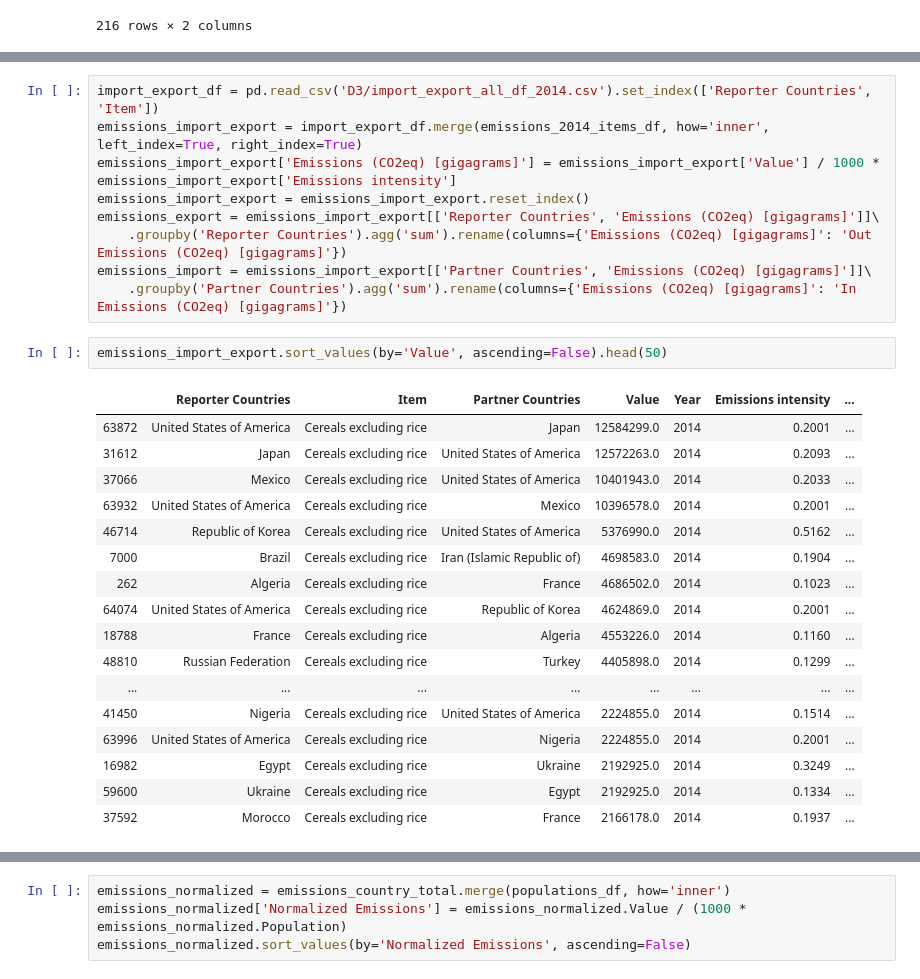
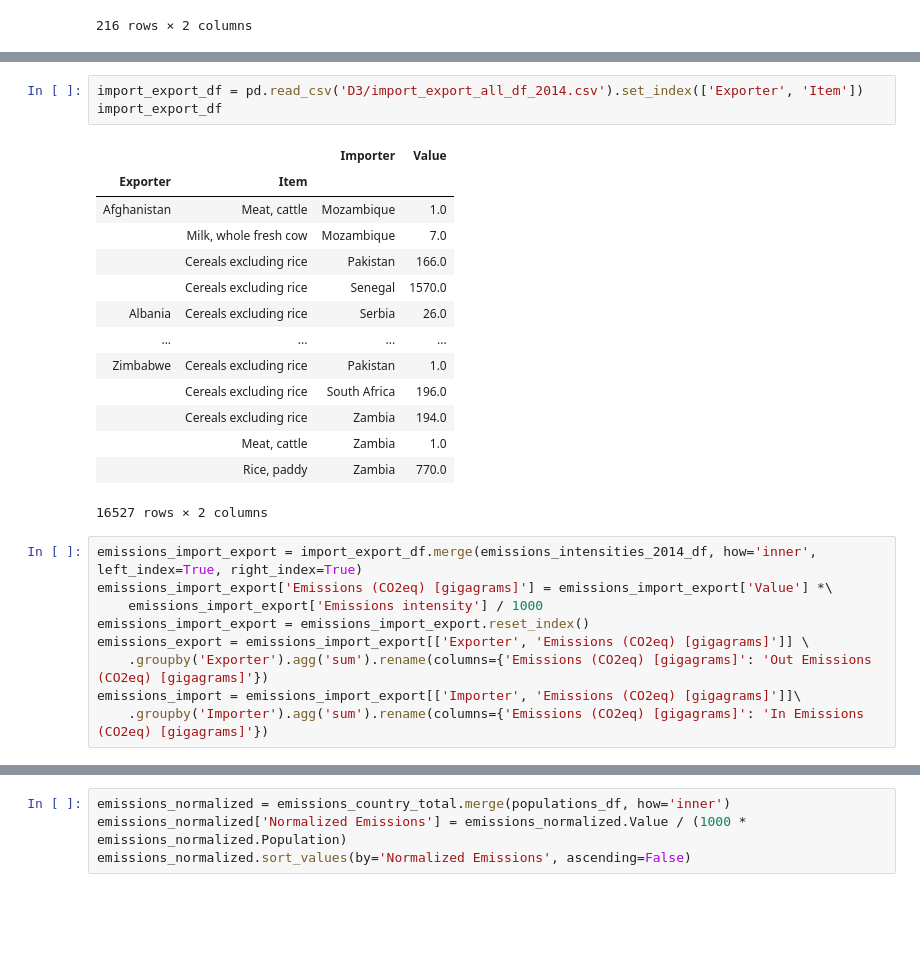
Before and after one commit to tileb1/global-food-statistics, a Jupyter notebook: descriptive_analysis.ipynb, the cells around one changed output, grey strips where cells are left out. Drawn from its saved outputs; the diff is of its cells as text; blank space fills up the shorter version.

```diff
--- a/descriptive_analysis.ipynb
+++ b/descriptive_analysis.ipynb
@@ -125,30 +107,28 @@ trade_df[trade_df.Element == 'Export Quantity'].sort_values(by='Value', ascendin
+# %%
+import_export_df = pd.read_csv('D3/import_export_all_df_2014.csv').set_index(['Exporter', 'Item'])
+import_export_df
+# %% [output]
+|  |  | Importer | Value |
+| Exporter | Item |  |  |
+| Afghanistan | Meat, cattle | Mozambique | 1.0 |
+|  | Milk, whole fresh cow | Mozambique | 7.0 |
+|  | Cereals excluding rice | Pakistan | 166.0 |
+|  | Cereals excluding rice | Senegal | 1570.0 |
+| Albania | Cereals excluding rice | Serbia | 26.0 |
+| ... | ... | ... | ... |
+| Zimbabwe | Cereals excluding rice | Pakistan | 1.0 |
+|  | Cereals excluding rice | South Africa | 196.0 |
+|  | Cereals excluding rice | Zambia | 194.0 |
+|  | Meat, cattle | Zambia | 1.0 |
+|  | Rice, paddy | Zambia | 770.0 |
+16527 rows × 2 columns
 # %%
-import_export_df = pd.read_csv('D3/import_export_all_df_2014.csv').set_index(['Reporter Countries', 'Item'])
-emissions_import_export = import_export_df.merge(emissions_2014_items_df, how='inner', left_index=True, right_index=True)
-emissions_import_export['Emissions (CO2eq) [gigagrams]'] = emissions_import_export['Value'] / 1000 * emissions_import_export['Emissions intensity']
+emissions_import_export = import_export_df.merge(emissions_intensities_2014_df, how='inner', left_index=True, right_index=True)
+emissions_import_export['Emissions (CO2eq) [gigagrams]'] = emissions_import_export['Value'] *\
+    emissions_import_export['Emissions intensity'] / 1000
 emissions_import_export = emissions_import_export.reset_index()
-emissions_export = emissions_import_export[['Reporter Countries', 'Emissions (CO2eq) [gigagrams]']]\
-    .groupby('Reporter Countries').agg('sum').rename(columns={'Emissions (CO2eq) [gigagrams]': 'Out Emissions (CO2eq) [gigagrams]'})
-emissions_import = emissions_import_export[['Partner Countries', 'Emissions (CO2eq) [gigagrams]']]\
-    .groupby('Partner Countries').agg('sum').rename(columns={'Emissions (CO2eq) [gigagrams]': 'In Emissions (CO2eq) [gigagrams]'})
+emissions_export = emissions_import_export[['Exporter', 'Emissions (CO2eq) [gigagrams]']] \
+    .groupby('Exporter').agg('sum').rename(columns={'Emissions (CO2eq) [gigagrams]': 'Out Emissions (CO2eq) [gigagrams]'})
+emissions_import = emissions_import_export[['Importer', 'Emissions (CO2eq) [gigagrams]']]\
+    .groupby('Importer').agg('sum').rename(columns={'Emissions (CO2eq) [gigagrams]': 'In Emissions (CO2eq) [gigagrams]'})
-# %%
-emissions_import_export.sort_values(by='Value', ascending=False).head(50)
-# %% [output]
-|  | Reporter Countries | Item | Partner Countries | Value | Year | Emissions intensity | ... |
-| 63872 | United States of America | Cereals excluding rice | Japan | 12584299.0 | 2014 | 0.2001 | ... |
-| 31612 | Japan | Cereals excluding rice | United States of America | 12572263.0 | 2014 | 0.2093 | ... |
-| 37066 | Mexico | Cereals excluding rice | United States of America | 10401943.0 | 2014 | 0.2033 | ... |
-| 63932 | United States of America | Cereals excluding rice | Mexico | 10396578.0 | 2014 | 0.2001 | ... |
-| 46714 | Republic of Korea | Cereals excluding rice | United States of America | 5376990.0 | 2014 | 0.5162 | ... |
-| 7000 | Brazil | Cereals excluding rice | Iran (Islamic Republic of) | 4698583.0 | 2014 | 0.1904 | ... |
-| 262 | Algeria | Cereals excluding rice | France | 4686502.0 | 2014 | 0.1023 | ... |
-| 64074 | United States of America | Cereals excluding rice | Republic of Korea | 4624869.0 | 2014 | 0.2001 | ... |
-| 18788 | France | Cereals excluding rice | Algeria | 4553226.0 | 2014 | 0.1160 | ... |
-| 48810 | Russian Federation | Cereals excluding rice | Turkey | 4405898.0 | 2014 | 0.1299 | ... |
-| ... | ... | ... | ... | ... | ... | ... | ... |
-| 41450 | Nigeria | Cereals excluding rice | United States of America | 2224855.0 | 2014 | 0.1514 | ... |
-| 63996 | United States of America | Cereals excluding rice | Nigeria | 2224855.0 | 2014 | 0.2001 | ... |
-| 16982 | Egypt | Cereals excluding rice | Ukraine | 2192925.0 | 2014 | 0.3249 | ... |
-| 59600 | Ukraine | Cereals excluding rice | Egypt | 2192925.0 | 2014 | 0.1334 | ... |
-| 37592 | Morocco | Cereals excluding rice | France | 2166178.0 | 2014 | 0.1937 | ... |
 # %%
```
Also changed, not shown: parts of 4 cells of this notebook, 1 other file.
